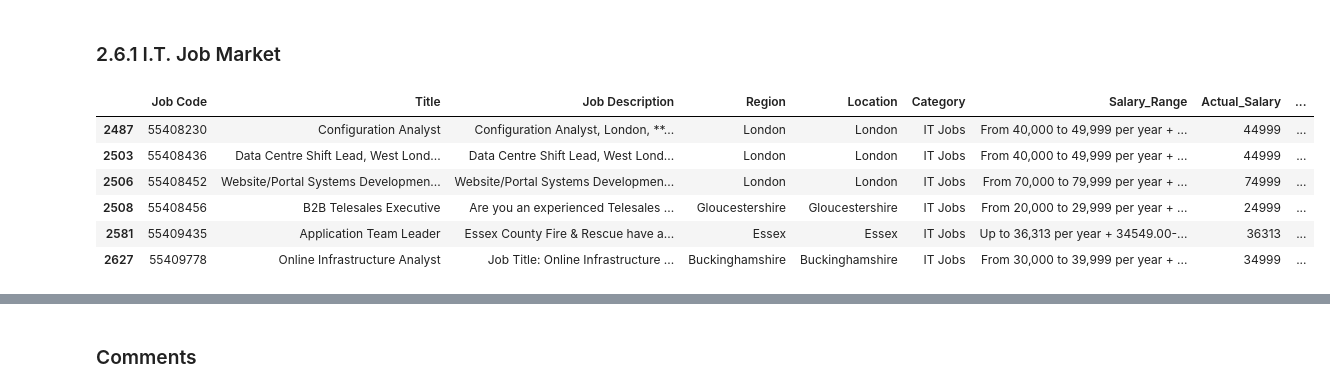
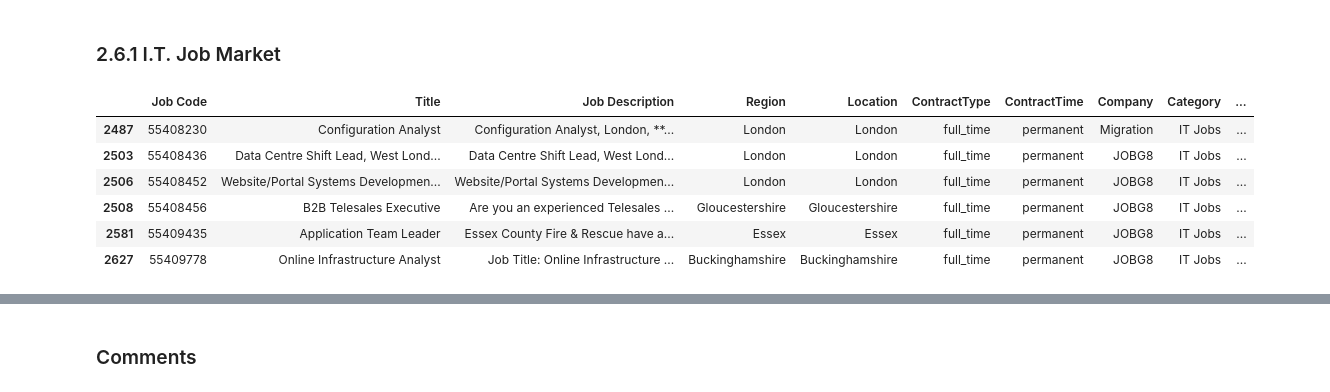
Before and after one commit to kxnarcisse/Portfolio, a Jupyter notebook: Git/Notebooks/Capstone-2/knarcisse_job_salary_wrangling_v1.ipynb, the cells around one changed output, grey strips where cells are left out. Drawn from its saved outputs; the diff is of its cells as text; code cells hidden in the pictures.

```diff
--- a/Git/Notebooks/Capstone-2/knarcisse_job_salary_wrangling_v1.ipynb
+++ b/Git/Notebooks/Capstone-2/knarcisse_job_salary_wrangling_v1.ipynb
@@ -40,9 +41,9 @@ from library.sb_utils import save_file
 # %%
 my_path = 'C:\\Users\\narci\\DS-Plus\\Springboard-main\\Git\\Notebooks\\Capstone-2'
 # %%
-Train_data = pd.read_csv(f'{my_path}/Train_rev1.csv')
-print(Train_data.shape)
-Train_data.head(4)
+train_data = pd.read_csv(f'{my_path}/Train_rev1.csv')
+print(train_data.shape)
+train_data.head(4)
 # %% [output]
 (244768, 12)
 |  | Id | Title | FullDescription | LocationRaw | LocationNormalized | ContractType | ContractTime | ... |
@@ -360,11 +389,13 @@ def Scrub_Data(data, columns, axis, vals, names):
     data.columns = names
     return data
 # %%
-#drop useless columns
-Train_data = Train_data.drop(["ContractType", "ContractTime","Company"], axis = 1)
+#fill missing data for "ContractType", "ContractTime", "Company" with Unknown
+train_data = train_data.fillna("Unk")
+
+
 #rename the columns
-names = ["Job Code", "Title", "Job Description", "Region", "Location", "Category", "Salary_Range", "Actual_Salary","Source_Name"]
-Train_data.columns = names
+names = ["Job Code", "Title", "Job Description", "Region", "Location", "ContractType", "ContractTime", "Company", "Category", "Salary_Range", "Actual_Salary","Source_Name"]
+train_data.columns = names
 # %%
 Train_data.head()
 # %% [output]
@@ -392,16 +426,16 @@ dtype: int64
 # %% [markdown]
 ###          2.6.1   I.T. Job Market
 # %%
-ITJobs_Data = Train_data[(Train_data.Actual_Salary) & (Train_data.Category == 'IT Jobs')]
+itjobs_data = train_data[(train_data.Actual_Salary) & (train_data.Category == 'IT Jobs')]
 # %%
-ITJobs_Data.head(6)
+itjobs_data .head(6)
 # %% [output]
-|  | Job Code | Title | Job Description | Region | Location | Category | Salary_Range | Actual_Salary | ... |
-| 2487 | 55408230 | Configuration Analyst | Configuration Analyst, London, **... | London | London | IT Jobs | From 40,000 to 49,999 per year + ... | 44999 | ... |
-| 2503 | 55408436 | Data Centre Shift Lead, West Lond... | Data Centre Shift Lead, West Lond... | London | London | IT Jobs | From 40,000 to 49,999 per year + ... | 44999 | ... |
-| 2506 | 55408452 | Website/Portal Systems Developmen... | Website/Portal Systems Developmen... | London | London | IT Jobs | From 70,000 to 79,999 per year + ... | 74999 | ... |
-| 2508 | 55408456 | B2B Telesales Executive | Are you an experienced Telesales ... | Gloucestershire | Gloucestershire | IT Jobs | From 20,000 to 29,999 per year + ... | 24999 | ... |
-| 2581 | 55409435 | Application Team Leader | Essex County Fire & Rescue have a... | Essex | Essex | IT Jobs | Up to 36,313 per year + 34549.00-... | 36313 | ... |
-| 2627 | 55409778 | Online Infrastructure Analyst | Job Title: Online Infrastructure ... | Buckinghamshire | Buckinghamshire | IT Jobs | From 30,000 to 39,999 per year + ... | 34999 | ... |
+|  | Job Code | Title | Job Description | Region | Location | ContractType | ContractTime | Company | Category | ... |
+| 2487 | 55408230 | Configuration Analyst | Configuration Analyst, London, **... | London | London | full_time | permanent | Migration | IT Jobs | ... |
+| 2503 | 55408436 | Data Centre Shift Lead, West Lond... | Data Centre Shift Lead, West Lond... | London | London | full_time | permanent | JOBG8 | IT Jobs | ... |
+| 2506 | 55408452 | Website/Portal Systems Developmen... | Website/Portal Systems Developmen... | London | London | full_time | permanent | JOBG8 | IT Jobs | ... |
+| 2508 | 55408456 | B2B Telesales Executive | Are you an experienced Telesales ... | Gloucestershire | Gloucestershire | full_time | permanent | JOBG8 | IT Jobs | ... |
+| 2581 | 55409435 | Application Team Leader | Essex County Fire & Rescue have a... | Essex | Essex | full_time | permanent | JOBG8 | IT Jobs | ... |
+| 2627 | 55409778 | Online Infrastructure Analyst | Job Title: Online Infrastructure ... | Buckinghamshire | Buckinghamshire | full_time | permanent | JOBG8 | IT Jobs | ... |
 # %%
 # find any IT Title duplicates
```
Also changed, not shown: parts of 41 cells of this notebook.
